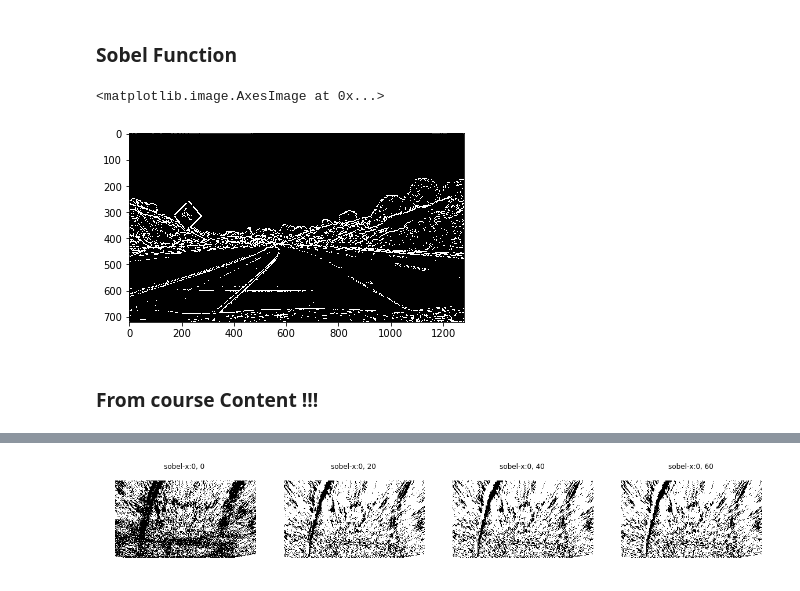
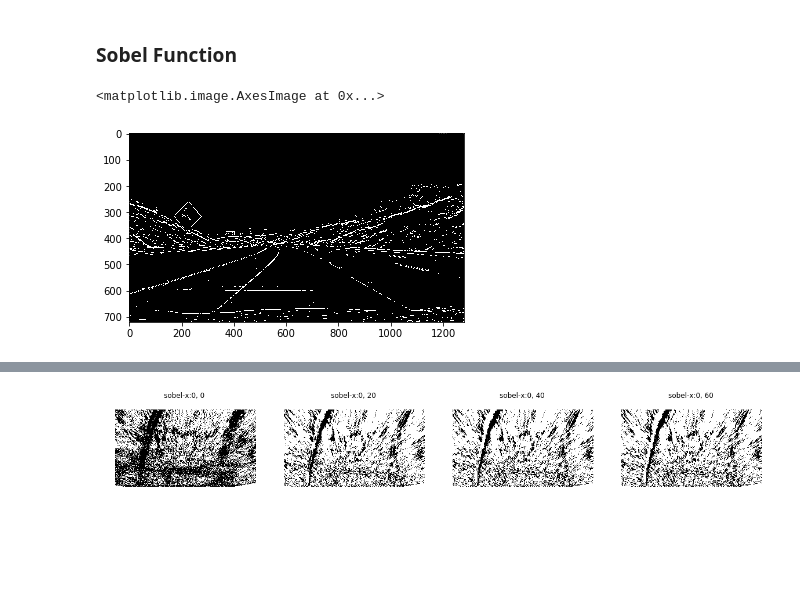
Before and after one commit to leclair-7/CarND-Advanced-Lane-Lines, a Jupyter notebook: Advanced-Lane-Finding.ipynb, the cells around one changed output, grey strips where cells are left out. Drawn from its saved outputs; the diff is of its cells as text; code cells hidden in the pictures; blank space fills up the shorter version.

```diff
--- a/Advanced-Lane-Finding.ipynb
+++ b/Advanced-Lane-Finding.ipynb
@@ -185,42 +185,40 @@ def direction_threshold(img, sobel_kernel=15, thresh=(0, np.pi/3)):
 # %%
 def abs_sobel_thresh(img, orient='x', thresh=(0, 255) ):
 
-    imgcopy = deepcopy(img)
-
-    gray = cv2.cvtColor(imgcopy, cv2.COLOR_BGR2GRAY)
+    imgcopy = np.copy(img)
 
     assert orient== 'x' or orient=='y'
-
     sobel = None
 
     if orient == 'x':
-        sobel = cv2.Sobel(gray, cv2.CV_64F, 1, 0)
+        sobel = cv2.Sobel(imgcopy, cv2.CV_64F, 1, 0)
     elif orient == 'y':
-        sobel = cv2.Sobel(gray, cv2.CV_64F, 0, 1)
+        sobel = cv2.Sobel(imgcopy, cv2.CV_64F, 0, 1)
 
-    abs_sobel = np.absolute(sobel)
-    #print(abs_sobel)
+    #without the np.absolute gets less noise
+    abs_sobel = sobel
+    #abs_sobel = np.absolute(sobel)
+
     #convert to 8-bit 0..255 image
     scaled_sobel = np.uint8(255*abs_sobel/np.max(abs_sobel))
 
     #numpy zeros_like --> Returns an array of zeros with the same shape and type as a given array.
     thresh_min = thresh[0]
     thresh_max = thresh[1]
 
     #new image array with zeros
     sxbinary = np.zeros_like(scaled_sobel)
 
     #make anything with the inputted thresholds 1
     sxbinary[(scaled_sobel >= thresh_min) & (scaled_sobel <= thresh_max)] = 1
 
     return sxbinary
-#call with 20.. 100
+
 to_get_edges = cv2.imread('./test_images/test2.jpg')
+to_get_edges = cv2.cvtColor(to_get_edges, cv2.COLOR_BGR2GRAY)
 got_edges = abs_sobel_thresh(to_get_edges, orient='y', thresh=(20,100) )
 
 plt.imshow(got_edges,cmap='gray')
 # %% [output]
 <matplotlib.image.AxesImage at 0x...>
-[figure, old version]
+[figure, new version]
-# %% [markdown]
-### From course Content !!!
```
Also changed, not shown: parts of 6 cells of this notebook, 1 other file.
